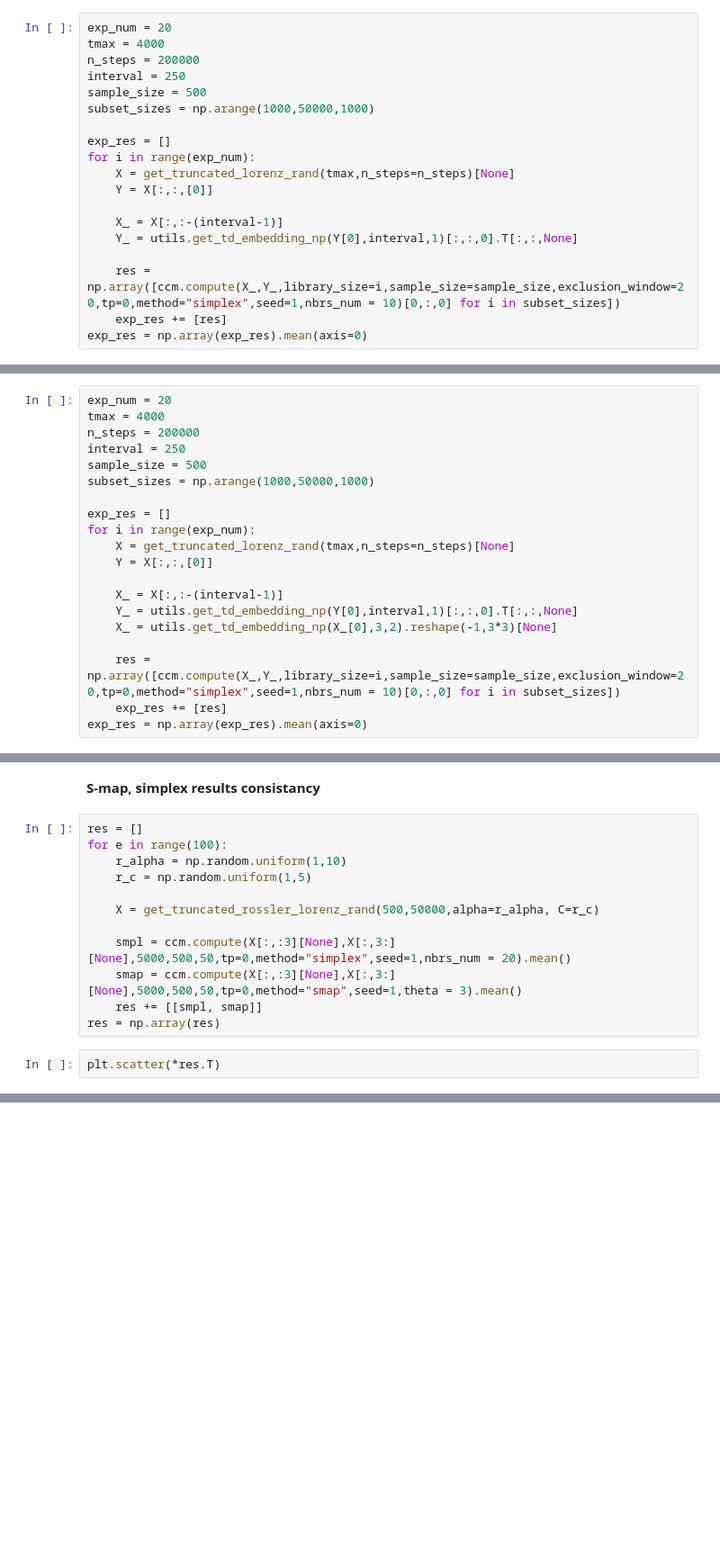
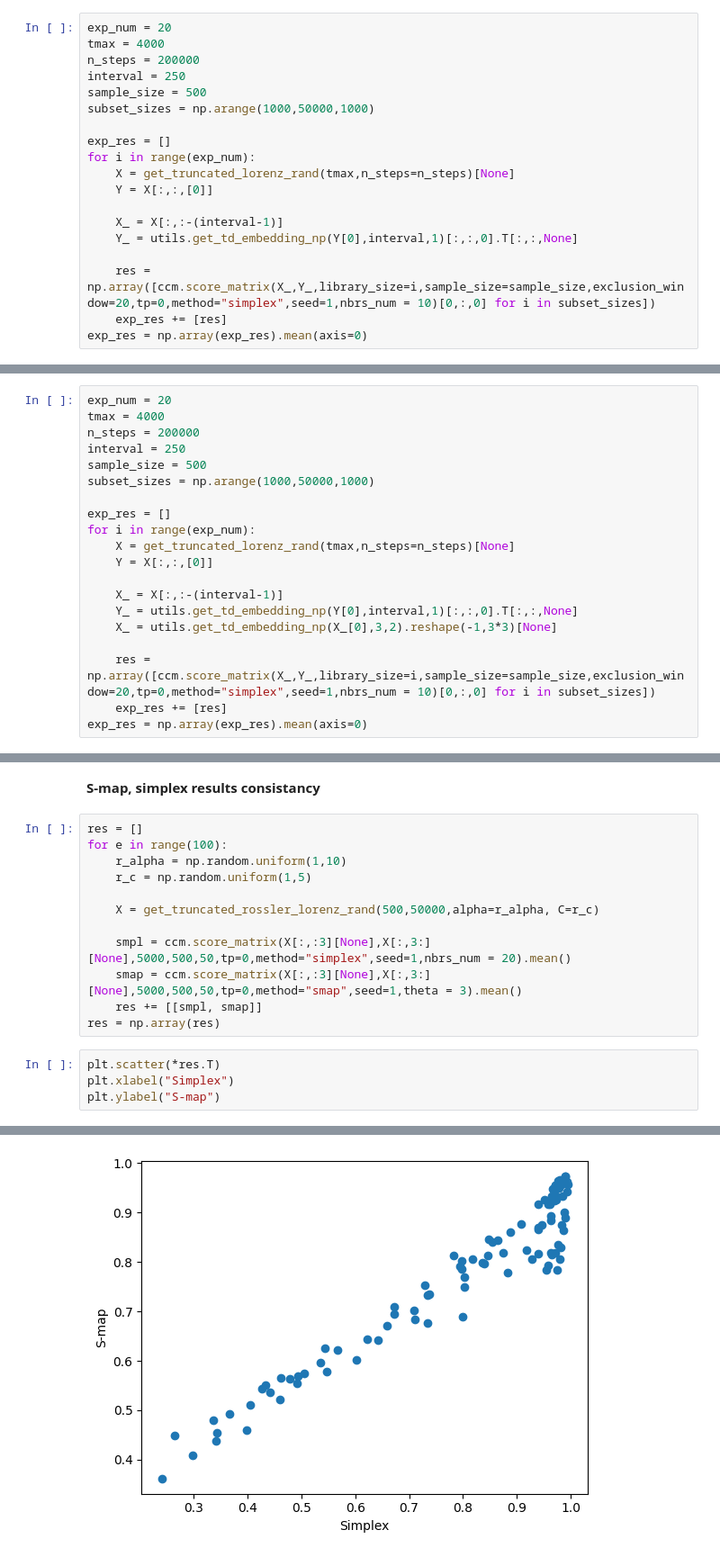
Before and after one commit to z7743/FastCCM, a Jupyter notebook: notebooks/FastCCM usage examples.ipynb, the cells around one changed output, grey strips where cells are left out. Shown at 90% size. Saved outputs shown, nothing was run; the diff lists cells and outputs as text; blank space fills up the shorter version.

```diff
--- a/notebooks/FastCCM usage examples.ipynb
+++ b/notebooks/FastCCM usage examples.ipynb
@@ -261,7 +257,7 @@ for i in range(exp_num):
     X_ = X[:,:-(interval-1)]
     Y_ = utils.get_td_embedding_np(Y[0],interval,1)[:,:,0].T[:,:,None]
 
-    res = np.array([ccm.compute(X_,Y_,library_size=i,sample_size=sample_size,exclusion_window=20,tp=0,method="simplex",seed=1,nbrs_num = 10)[0,:,0] for i in subset_sizes])
+    res = np.array([ccm.score_matrix(X_,Y_,library_size=i,sample_size=sample_size,exclusion_window=20,tp=0,method="simplex",seed=1,nbrs_num = 10)[0,:,0] for i in subset_sizes])
     exp_res += [res]
 exp_res = np.array(exp_res).mean(axis=0)
 # %%
@@ -300,7 +296,7 @@ for i in range(exp_num):
     Y_ = utils.get_td_embedding_np(Y[0],interval,1)[:,:,0].T[:,:,None]
     X_ = utils.get_td_embedding_np(X_[0],3,2).reshape(-1,3*3)[None]
 
-    res = np.array([ccm.compute(X_,Y_,library_size=i,sample_size=sample_size,exclusion_window=20,tp=0,method="simplex",seed=1,nbrs_num = 10)[0,:,0] for i in subset_sizes])
+    res = np.array([ccm.score_matrix(X_,Y_,library_size=i,sample_size=sample_size,exclusion_window=20,tp=0,method="simplex",seed=1,nbrs_num = 10)[0,:,0] for i in subset_sizes])
     exp_res += [res]
 exp_res = np.array(exp_res).mean(axis=0)
 # %%
@@ -332,9 +328,12 @@ for e in range(100):
 
     X = get_truncated_rossler_lorenz_rand(500,50000,alpha=r_alpha, C=r_c)
 
-    smpl = ccm.compute(X[:,:3][None],X[:,3:][None],5000,500,50,tp=0,method="simplex",seed=1,nbrs_num = 20).mean()
-    smap = ccm.compute(X[:,:3][None],X[:,3:][None],5000,500,50,tp=0,method="smap",seed=1,theta = 3).mean()
+    smpl = ccm.score_matrix(X[:,:3][None],X[:,3:][None],5000,500,50,tp=0,method="simplex",seed=1,nbrs_num = 20).mean()
+    smap = ccm.score_matrix(X[:,:3][None],X[:,3:][None],5000,500,50,tp=0,method="smap",seed=1,theta = 3).mean()
     res += [[smpl, smap]]
 res = np.array(res)
 # %%
 plt.scatter(*res.T)
+plt.xlabel("Simplex")
+plt.ylabel("S-map")
+# %% [output]
@@ -340,0 +341 @@ plt.scatter(*res.T)
+[figure, added]
```
Also changed, not shown: parts of 36 cells of this notebook, 1 other file.
